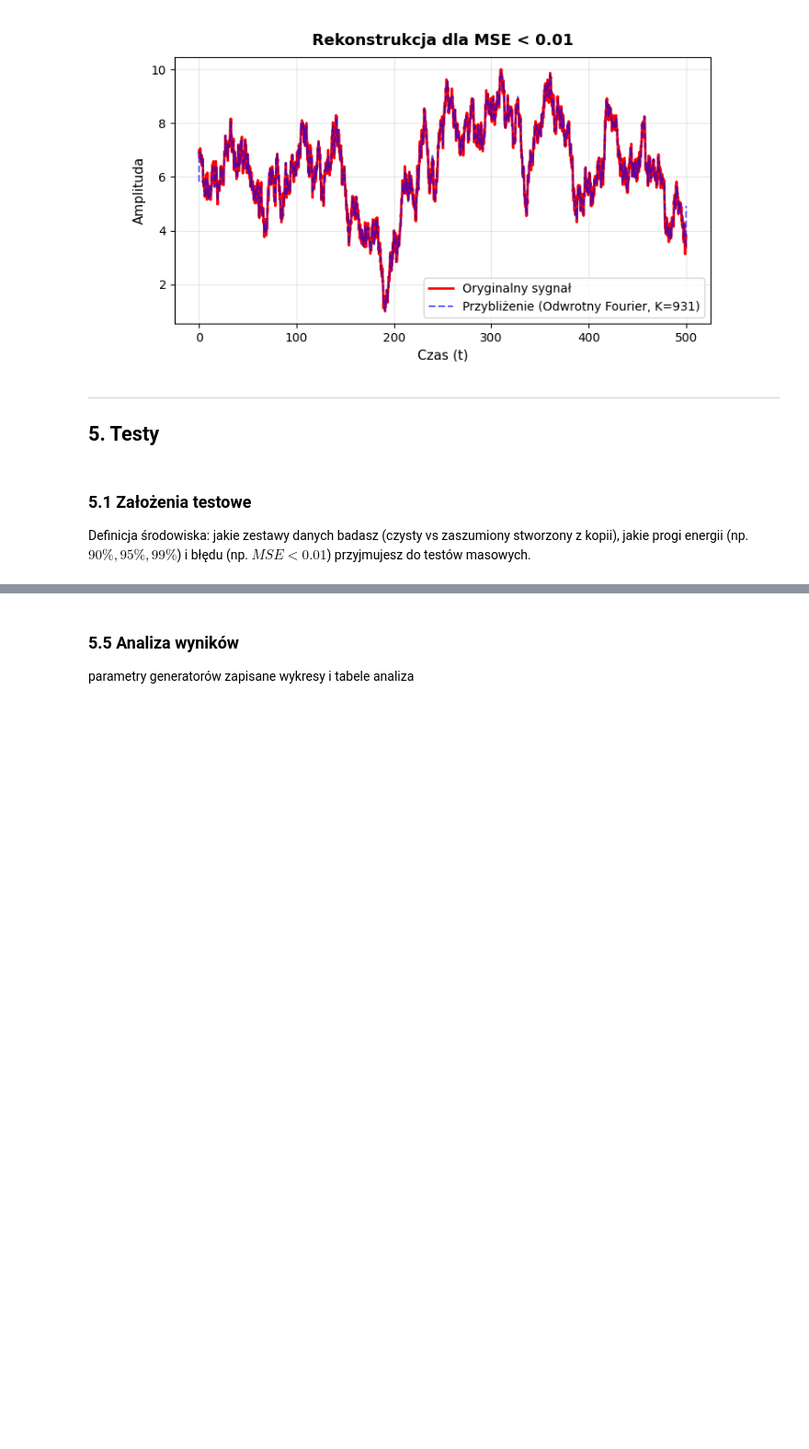
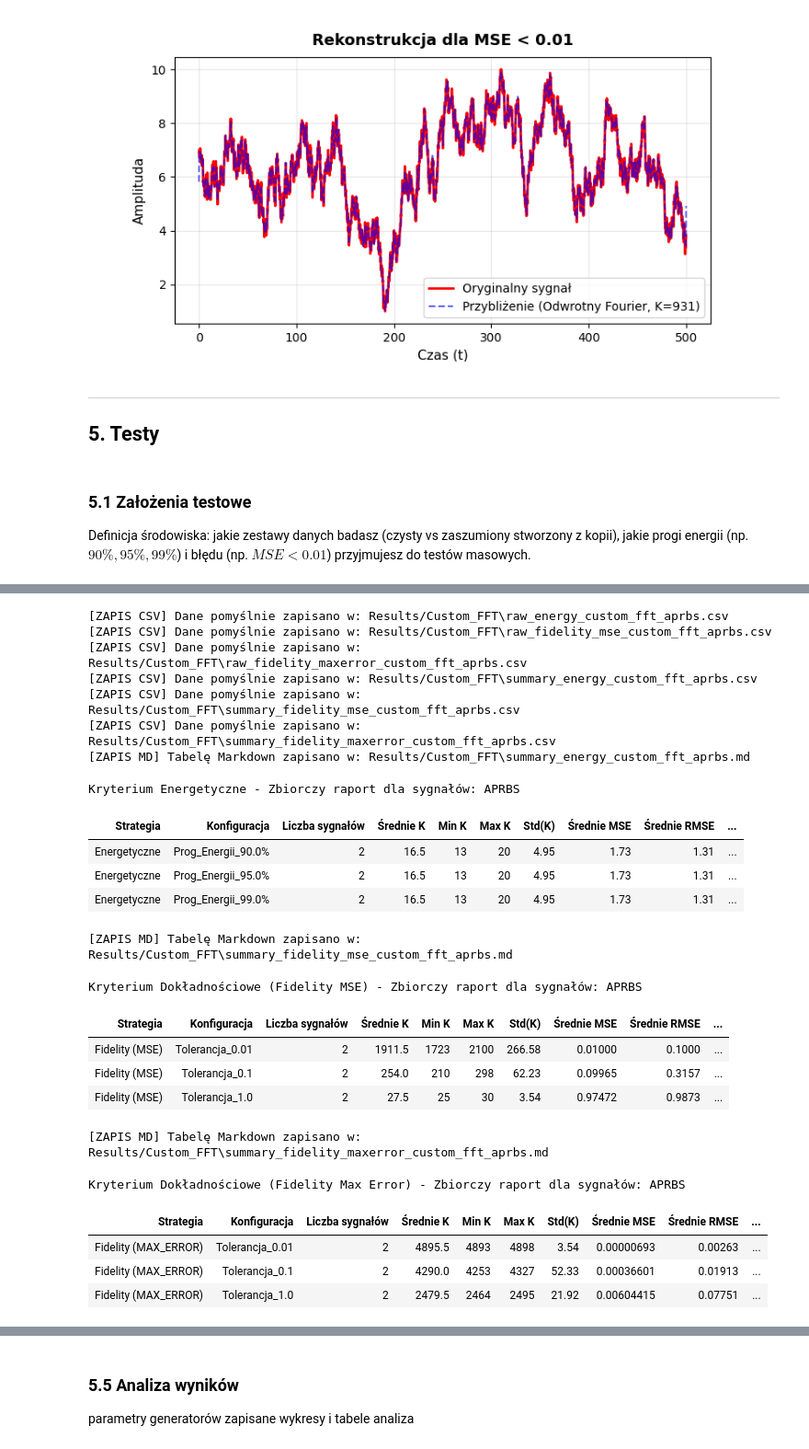
Before and after one commit to grzesiex22/Signals_1D_compression, a Jupyter notebook: main.ipynb, the cells around one changed output, grey strips where cells are left out. Shown at 92% size. Drawn from its saved outputs; the diff is of its cells as text; code cells hidden in the pictures; blank space fills up the shorter version.

Commit message:
Rozpoczęcie prac nad testerem - rozdział 5

```diff
--- a/main.ipynb
+++ b/main.ipynb
@@ -467,0 +434,68 @@ noise          noise    7.4  1.624808     5    10     5
+# %%
+%matplotlib widget
+from DatasetCreator import DatasetCreator
+from Tester import FidelityTester, EnergyTester, TesterUtils
+
+creator = DatasetCreator(t_span=[0, 500], dt=0.1, amp_range=(1, 10), noise_level=0.0, seed=42)
+big_dataset = creator.create_dataset(n_aprbs=2, n_multisine=2, n_noise=2)
+save = True
+folder = "Custom_FFT"
+
+# --- INICJALIZACJA TESTERÓW ---
+energy_tester = EnergyTester(big_dataset)
+fidelity_tester = FidelityTester(big_dataset)
+
+# ==========================================================================
+# ODPALENIE DLA SYGNAŁÓW APRBS - na silniku autorskim (use_custom_fft=True)
+# ==========================================================================
+# Krok 1: Zbieranie surowych danych
+raw_energy_aprbs = energy_tester.run("aprbs", use_custom_fft=True)
+raw_fidelity_mse_aprbs = fidelity_tester.run("aprbs", mode='mse', use_custom_fft=True)
+raw_fidelity_maxerror_aprbs = fidelity_tester.run("aprbs", mode='max_error', use_custom_fft=True)
+
+# Zapis danych pełnych (Niezagregowanych)
+if save:
+    TesterUtils.save_csv(raw_energy_aprbs, folder, "raw_energy_custom_fft_aprbs.csv")
+    TesterUtils.save_csv(raw_fidelity_mse_aprbs, folder, "raw_fidelity_mse_custom_fft_aprbs.csv")
+    TesterUtils.save_csv(raw_fidelity_maxerror_aprbs, folder, "raw_fidelity_maxerror_custom_fft_aprbs.csv")
+
+# Krok 2: Proces agregacji statystyk w Pandas (zwraca DataFrame)
+summary_energy_aprbs = TesterUtils.aggregate(raw_energy_aprbs)
+summary_fidelity_mse_aprbs = TesterUtils.aggregate(raw_fidelity_mse_aprbs)
+summary_fidelity_maxerror_aprbs = TesterUtils.aggregate(raw_fidelity_maxerror_aprbs)
+
+# Zapis danych zagregowanych
+if save:
+    TesterUtils.save_csv(summary_energy_aprbs, folder, "summary_energy_custom_fft_aprbs.csv")
+    TesterUtils.save_csv(summary_fidelity_mse_aprbs, folder, "summary_fidelity_mse_custom_fft_aprbs.csv")
+    TesterUtils.save_csv(summary_fidelity_maxerror_aprbs, folder, "summary_fidelity_maxerror_custom_fft_aprbs.csv")
+
+# Krok 3: Wyświetlenie gotowych tabel HTML
+TesterUtils.render("aprbs", summary_energy_aprbs, save_md=save, save_name_suffix="summary_energy_custom_fft_aprbs", folder=folder)
+TesterUtils.render("aprbs", summary_fidelity_mse_aprbs, save_md=save, save_name_suffix="summary_fidelity_mse_custom_fft_aprbs", folder=folder)
+TesterUtils.render("aprbs", summary_fidelity_maxerror_aprbs, save_md=save, save_name_suffix="summary_fidelity_maxerror_custom_fft_aprbs", folder=folder)
+# %% [output]
+[ZAPIS CSV] Dane pomyślnie zapisano w: Results/Custom_FFT\raw_energy_custom_fft_aprbs.csv
+[ZAPIS CSV] Dane pomyślnie zapisano w: Results/Custom_FFT\raw_fidelity_mse_custom_fft_aprbs.csv
+[ZAPIS CSV] Dane pomyślnie zapisano w: Results/Custom_FFT\raw_fidelity_maxerror_custom_fft_aprbs.csv
+[ZAPIS CSV] Dane pomyślnie zapisano w: Results/Custom_FFT\summary_energy_custom_fft_aprbs.csv
+[ZAPIS CSV] Dane pomyślnie zapisano w: Results/Custom_FFT\summary_fidelity_mse_custom_fft_aprbs.csv
+[ZAPIS CSV] Dane pomyślnie zapisano w: Results/Custom_FFT\summary_fidelity_maxerror_custom_fft_aprbs.csv
+[ZAPIS MD] Tabelę Markdown zapisano w: Results/Custom_FFT\summary_energy_custom_fft_aprbs.md
+Kryterium Energetyczne - Zbiorczy raport dla sygnałów: APRBS
+| Strategia | Konfiguracja | Liczba sygnałów | Średnie K | Min K | Max K | Std(K) | Średnie MSE | Średnie RMSE | ... |
+| Energetyczne | Prog_Energii_90.0% | 2 | 16.5 | 13 | 20 | 4.95 | 1.73 | 1.31 | ... |
+| Energetyczne | Prog_Energii_95.0% | 2 | 16.5 | 13 | 20 | 4.95 | 1.73 | 1.31 | ... |
+| Energetyczne | Prog_Energii_99.0% | 2 | 16.5 | 13 | 20 | 4.95 | 1.73 | 1.31 | ... |
+[ZAPIS MD] Tabelę Markdown zapisano w: Results/Custom_FFT\summary_fidelity_mse_custom_fft_aprbs.md
+Kryterium Dokładnościowe (Fidelity MSE) - Zbiorczy raport dla sygnałów: APRBS
+| Strategia | Konfiguracja | Liczba sygnałów | Średnie K | Min K | Max K | Std(K) | Średnie MSE | Średnie RMSE | ... |
+| Fidelity (MSE) | Tolerancja_0.01 | 2 | 1911.5 | 1723 | 2100 | 266.58 | 0.01000 | 0.1000 | ... |
+| Fidelity (MSE) | Tolerancja_0.1 | 2 | 254.0 | 210 | 298 | 62.23 | 0.09965 | 0.3157 | ... |
+| Fidelity (MSE) | Tolerancja_1.0 | 2 | 27.5 | 25 | 30 | 3.54 | 0.97472 | 0.9873 | ... |
+[ZAPIS MD] Tabelę Markdown zapisano w: Results/Custom_FFT\summary_fidelity_maxerror_custom_fft_aprbs.md
+Kryterium Dokładnościowe (Fidelity Max Error) - Zbiorczy raport dla sygnałów: APRBS
+| Strategia | Konfiguracja | Liczba sygnałów | Średnie K | Min K | Max K | Std(K) | Średnie MSE | Średnie RMSE | ... |
+| Fidelity (MAX_ERROR) | Tolerancja_0.01 | 2 | 4895.5 | 4893 | 4898 | 3.54 | 0.00000693 | 0.00263 | ... |
+| Fidelity (MAX_ERROR) | Tolerancja_0.1 | 2 | 4290.0 | 4253 | 4327 | 52.33 | 0.00036601 | 0.01913 | ... |
+| Fidelity (MAX_ERROR) | Tolerancja_1.0 | 2 | 2479.5 | 2464 | 2495 | 21.92 | 0.00604415 | 0.07751 | ... |
```
Also changed, not shown: parts of 15 cells of this notebook, 21 other files.
